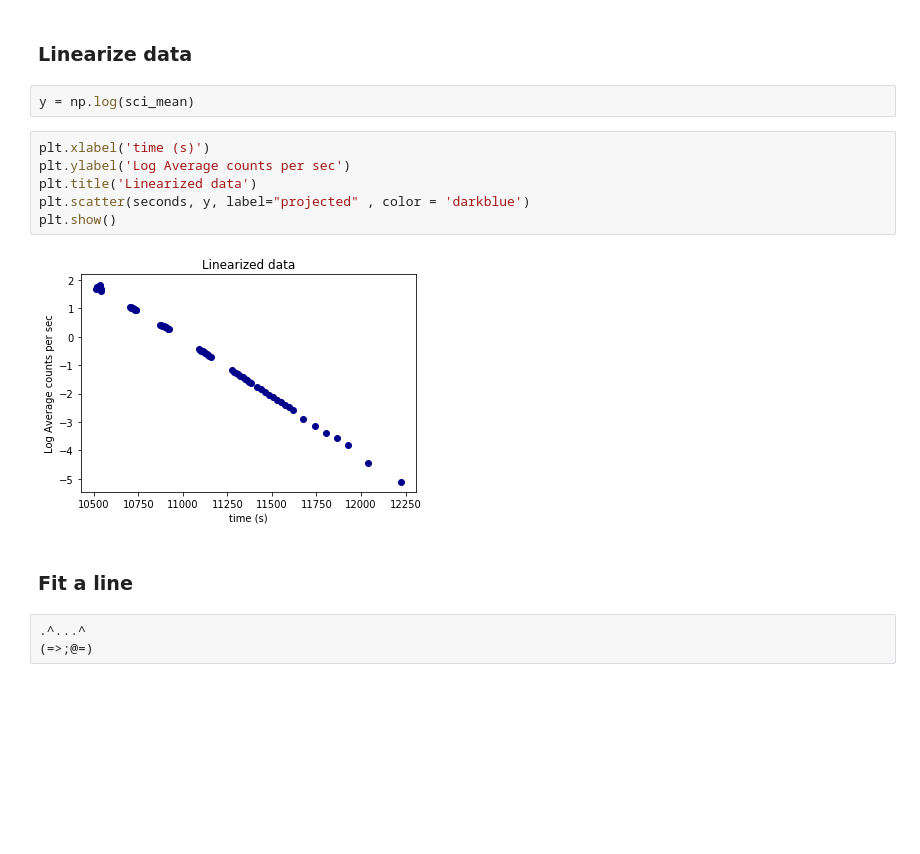
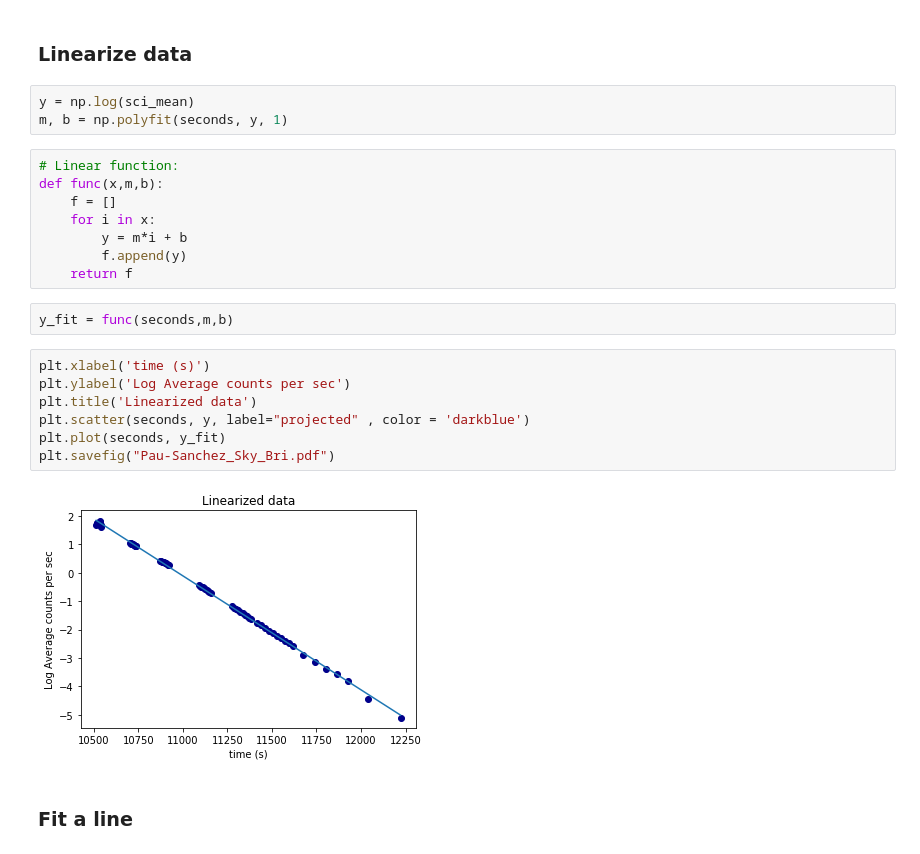
Before and after one commit to spausanc/ASTR-136-Twilight-Sky, a Jupyter notebook: sky_brightness_plot.ipynb, the cells around one changed output. Cells and saved outputs as stored; diff of their text form; blank space fills up the shorter version.

```diff
--- a/sky_brightness_plot.ipynb
+++ b/sky_brightness_plot.ipynb
@@ -226,16 +246,25 @@ plt.show()
 ### Linearize data
 # %%
 y = np.log(sci_mean)
+m, b = np.polyfit(seconds, y, 1)
+# %%
+# Linear function:
+def func(x,m,b):
+    f = []
+    for i in x:
+        y = m*i + b
+        f.append(y)
+    return f
+# %%
+y_fit = func(seconds,m,b)
 # %%
 plt.xlabel('time (s)')
 plt.ylabel('Log Average counts per sec')
 plt.title('Linearized data')
 plt.scatter(seconds, y, label="projected" , color = 'darkblue')
-plt.show()
+plt.plot(seconds, y_fit)
+plt.savefig("Pau-Sanchez_Sky_Bri.pdf")
 # %% [output]
-[figure, old version]
+[figure, new version]
 # %% [markdown]
 ### Fit a line
-# %%
-.^...^
-(=>;@=)
```
Also changed, not shown: parts of 5 cells of this notebook.
